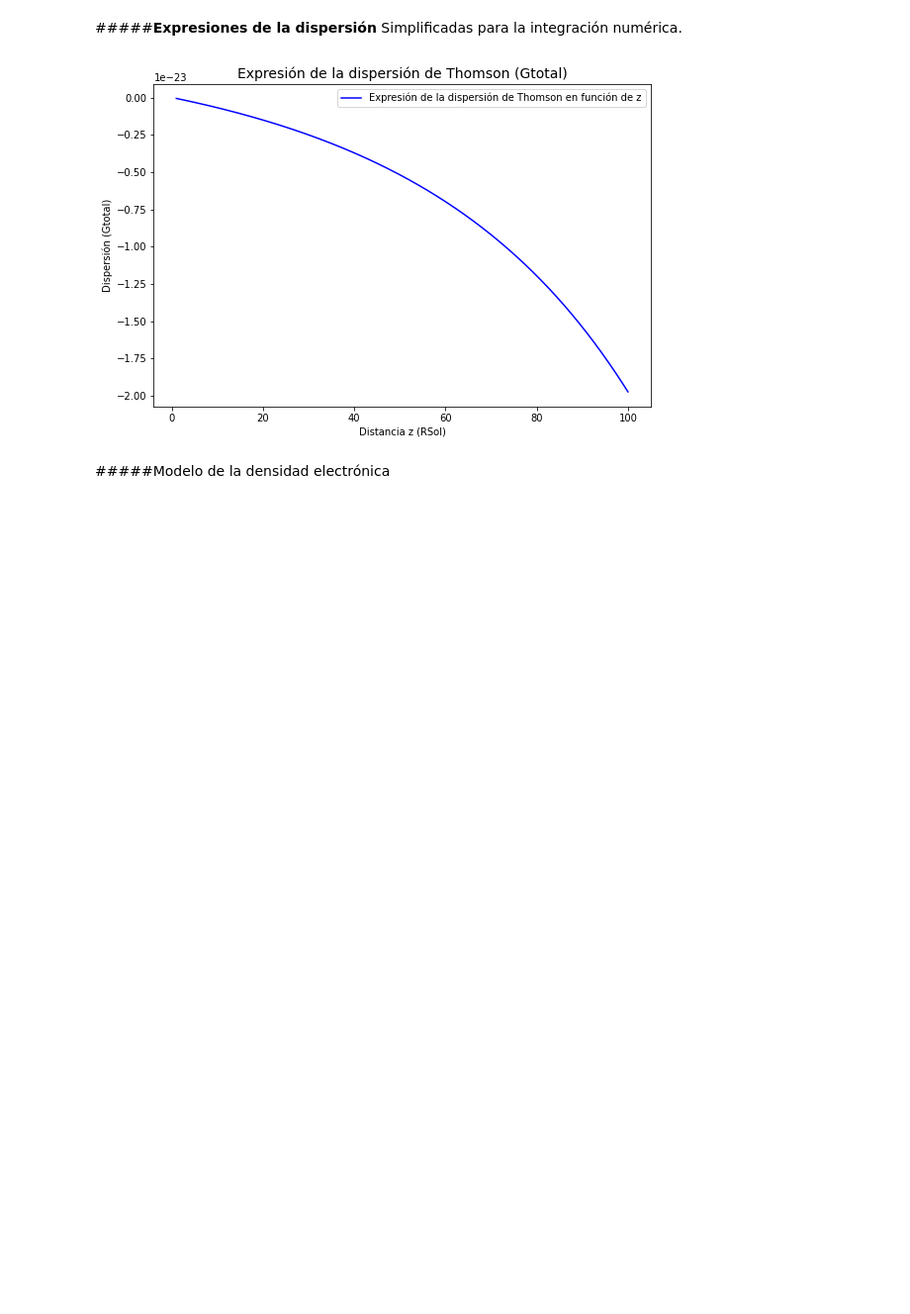
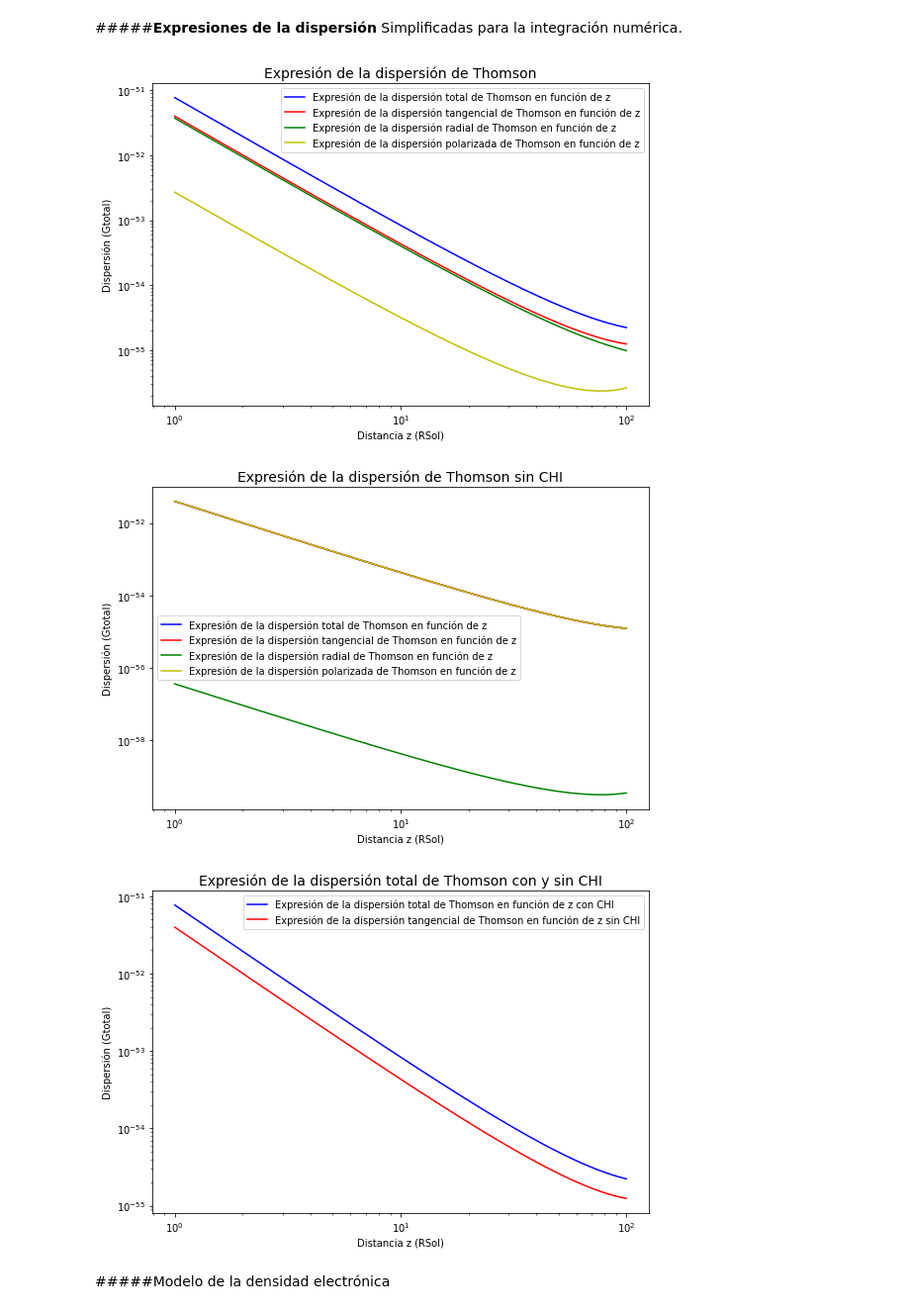
Before and after one commit to aliciavr/thomsonpy, a Jupyter notebook: src/thomsonpy/thomson_scattering/thomson_scattering.ipynb, the cells around one changed output. Shown at 99% size. Cells and saved outputs as stored; diff of their text form; code cells hidden in the pictures; blank space fills up the shorter version.

Commit message:
Added a comparison to the scattering factor function (G) over CHI angle

```diff
--- a/src/thomsonpy/thomson_scattering/thomson_scattering.ipynb
+++ b/src/thomsonpy/thomson_scattering/thomson_scattering.ipynb
@@ -456,25 +456,90 @@ Simplificadas para la integración numérica.
 # %%
 # Gráfico de expresión de la dispersión de Thomson (Gtotal).
 
 x = 215 * units.RSOL_TO_METERS # m
 z = 100 * units.RSOL_TO_METERS # m
 ini_z = 1 * units.RSOL_TO_METERS # m
 incr_z = abs(z - ini_z) / 1000 # m
 epsilon = radians(15)
 valores_z = np.arange(ini_z, z + incr_z, incr_z)
 
 pyplot.figure(figsize=(9, 6))
-pyplot.title("Expresión de la dispersión de Thomson (Gtotal)", fontsize=14)
+pyplot.title("Expresión de la dispersión de Thomson", fontsize=14)
 pyplot.xlabel("Distancia z (RSol)")
 pyplot.ylabel("Dispersión (Gtotal)")
 
-valores_dispersion = [thtools.Gtotal(thgeom.faux_omega(x, i, epsilon), U, i) for i in valores_z]
-pyplot.plot([i * units.METERS_TO_RSOL for i in valores_z], valores_dispersion, linestyle = '-', color ='b', label = 'Expresión de la dispersión de Thomson en función de z')
+valores_dispersion_total = [thtools.Gtotal(thgeom.faux_omega(x, i, epsilon), thgeom.faux_chi(x, i, epsilon), U, i) for i in valores_z]
+valores_dispersion_tangencial = [thtools.Gt(thgeom.faux_omega(x, i, epsilon), U, i) for i in valores_z]
+valores_dispersion_radial = [thtools.Gr(thgeom.faux_omega(x, i, epsilon), thgeom.faux_chi(x, i, epsilon), U, i) for i in valores_z]
+valores_dispersion_polarizada = [thtools.Gp(thgeom.faux_omega(x, i, epsilon), thgeom.faux_chi(x, i, epsilon), U, i) for i in valores_z]
+pyplot.plot([i * units.METERS_TO_RSOL for i in valores_z], valores_dispersion_total, linestyle = '-', color ='b', label = 'Expresión de la dispersión total de Thomson en función de z')
+pyplot.plot([i * units.METERS_TO_RSOL for i in valores_z], valores_dispersion_tangencial, linestyle = '-', color ='r', label = 'Expresión de la dispersión tangencial de Thomson en función de z')
+pyplot.plot([i * units.METERS_TO_RSOL for i in valores_z], valores_dispersion_radial, linestyle = '-', color ='g', label = 'Expresión de la dispersión radial de Thomson en función de z')
+pyplot.plot([i * units.METERS_TO_RSOL for i in valores_z], valores_dispersion_polarizada, linestyle = '-', color ='y', label = 'Expresión de la dispersión polarizada de Thomson en función de z')
+
+pyplot.xscale("log")
+pyplot.yscale("log")
 
 pyplot.legend()
 pyplot.show()
+
+# Gráfico de expresión de la dispersión de Thomson (Gtotal) sin CHI.
+
+x = 215 * units.RSOL_TO_METERS # m
+z = 100 * units.RSOL_TO_METERS # m
+ini_z = 1 * units.RSOL_TO_METERS # m
+incr_z = abs(z - ini_z) / 1000 # m
+epsilon = radians(15)
+valores_z = np.arange(ini_z, z + incr_z, incr_z)
+
+pyplot.figure(figsize=(9, 6))
+pyplot.title("Expresión de la dispersión de Thomson sin CHI", fontsize=14)
+pyplot.xlabel("Distancia z (RSol)")
+pyplot.ylabel("Dispersión (Gtotal)")
+
+valores_dispersion_total = [thtools.Gtotal(thgeom.faux_omega(x, i, epsilon), np.pi/2, U, i) for i in valores_z]
+valores_dispersion_tangencial = [thtools.Gt(thgeom.faux_omega(x, i, epsilon), U, i) for i in valores_z]
+valores_dispersion_radial = [thtools.Gr(thgeom.faux_omega(x, i, epsilon), np.pi/2, U, i) for i in valores_z]
+valores_dispersion_polarizada = [thtools.Gp(thgeom.faux_omega(x, i, epsilon), np.pi/2, U, i) for i in valores_z]
+pyplot.plot([i * units.METERS_TO_RSOL for i in valores_z], valores_dispersion_total, linestyle = '-', color ='b', label = 'Expresión de la dispersión total de Thomson en función de z')
+pyplot.plot([i * units.METERS_TO_RSOL for i in valores_z], valores_dispersion_tangencial, linestyle = '-', color ='r', label = 'Expresión de la dispersión tangencial de Thomson en función de z')
+pyplot.plot([i * units.METERS_TO_RSOL for i in valores_z], valores_dispersion_radial, linestyle = '-', color ='g', label = 'Expresión de la dispersión radial de Thomson en función de z')
+pyplot.plot([i * units.METERS_TO_RSOL for i in valores_z], valores_dispersion_polarizada, linestyle = '-', color ='y', label = 'Expresión de la dispersión polarizada de Thomson en función de z')
+
+pyplot.xscale("log")
+pyplot.yscale("log")
+
+pyplot.legend()
+pyplot.show()
+
+# Gráfico de expresión de la dispersión de Thomson (Gtotal) sin CHI.
+
+x = 215 * units.RSOL_TO_METERS # m
+z = 100 * units.RSOL_TO_METERS # m
+ini_z = 1 * units.RSOL_TO_METERS # m
+incr_z = abs(z - ini_z) / 1000 # m
+epsilon = radians(15)
+valores_z = np.arange(ini_z, z + incr_z, incr_z)
+
+pyplot.figure(figsize=(9, 6))
+pyplot.title("Expresión de la dispersión total de Thomson con y sin CHI", fontsize=14)
+pyplot.xlabel("Distancia z (RSol)")
+pyplot.ylabel("Dispersión (Gtotal)")
+
+valores_dispersion_total_chi = [thtools.Gtotal(thgeom.faux_omega(x, i, epsilon), thgeom.faux_chi(x, i, epsilon), U, i) for i in valores_z]
+valores_dispersion_total = [thtools.Gtotal(thgeom.faux_omega(x, i, epsilon), np.pi/2, U, i) for i in valores_z]
+pyplot.plot([i * units.METERS_TO_RSOL for i in valores_z], valores_dispersion_total_chi, linestyle = '-', color ='b', label = 'Expresión de la dispersión total de Thomson en función de z con CHI')
+pyplot.plot([i * units.METERS_TO_RSOL for i in valores_z], valores_dispersion_total, linestyle = '-', color ='r', label = 'Expresión de la dispersión tangencial de Thomson en función de z sin CHI')
+
+pyplot.xscale("log")
+pyplot.yscale("log")
+
+pyplot.legend()
+pyplot.show()
 # %% [output]
-[figure, old version]
+[figure, new version]
+[figure, added]
+[figure, added]
 # %% [markdown]
 #####Modelo de la densidad electrónica
 # %%
```
Also changed, not shown: parts of 4 cells of this notebook, 1 other file.
